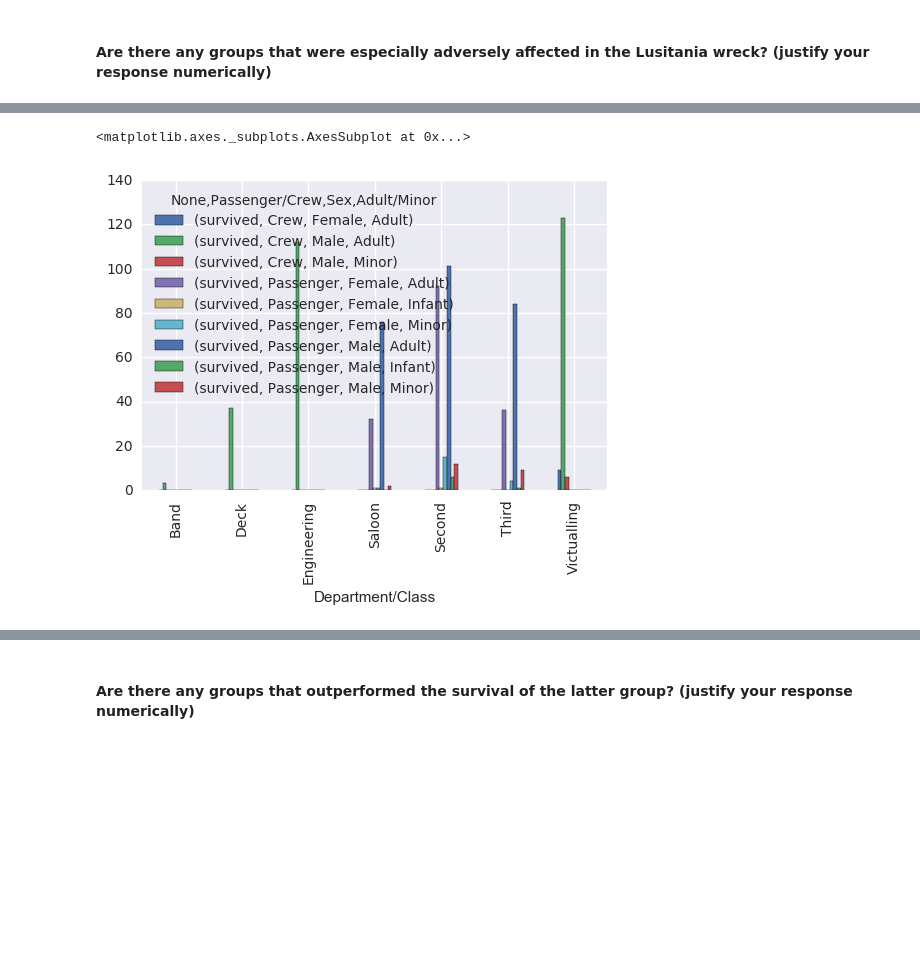
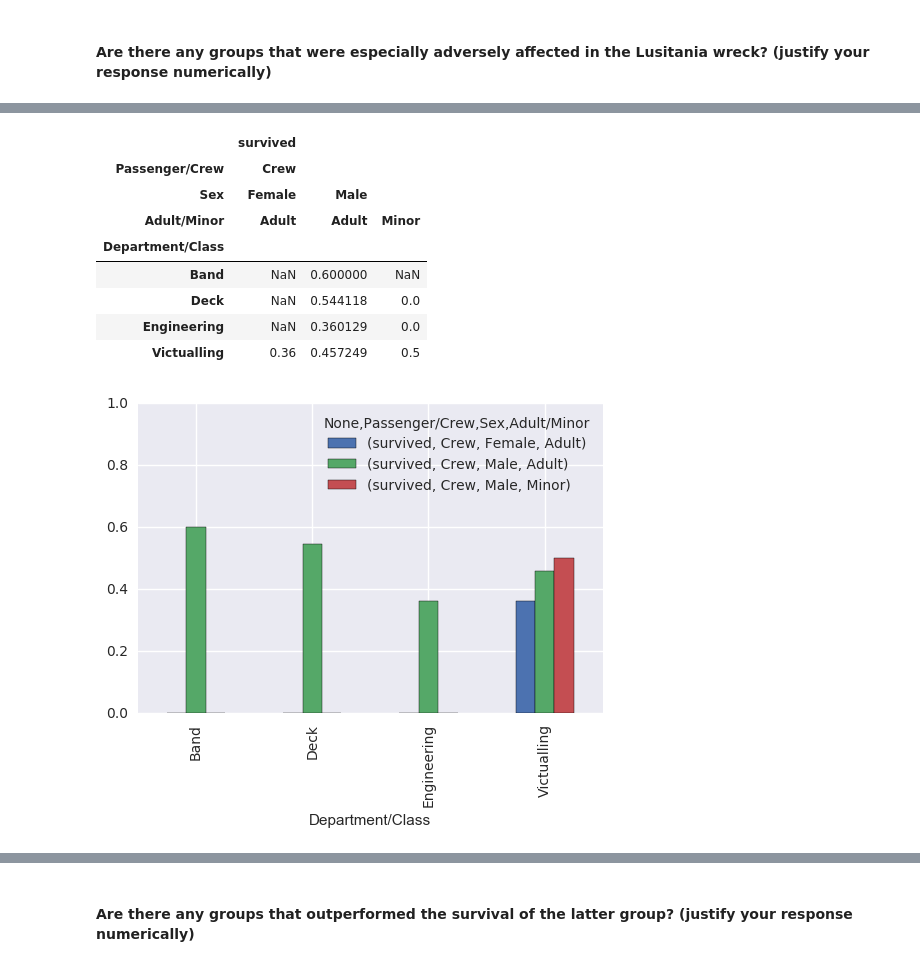
Before and after one commit to davidsanford/DSI_Project_2, a Jupyter notebook: Project_2_JB_JM.ipynb, the cells around one changed output, grey strips where cells are left out. Drawn from its saved outputs; the diff is of its cells as text; code cells hidden in the pictures; blank space fills up the shorter version.

```diff
--- a/Project_2_JB_JM.ipynb
+++ b/Project_2_JB_JM.ipynb
@@ -345,5 +319,21 @@ lusitania_survival
-# %%
-lusitania_survival.plot.bar()
-# %% [output]
-<matplotlib.axes._subplots.AxesSubplot at 0x...>
-[figure, removed]
+# %%
+lusitania_crew = lusitania[lusitania["Passenger/Crew"] == "Crew"]
+lusitania_crew_melted = pd.melt(lusitania_crew,["Passenger/Crew","Department/Class","Sex","Adult/Minor"],
+                                                'Survived', value_name = "survived")
+lusitania_crew_survival = pd.pivot_table(lusitania_crew_melted, index = ['Department/Class'],
+                                         columns=["Passenger/Crew","Sex","Adult/Minor"],aggfunc=np.mean)
+
+axes = lusitania_crew_survival.plot.bar()
+axes.set_ylim([0,1])
+lusitania_crew_survival
+# %% [output]
+|  | survived |  |  |
+| Passenger/Crew | Crew |  |  |
+| Sex | Female | Male |  |
+| Adult/Minor | Adult | Adult | Minor |
+| Department/Class |  |  |  |
+| Band | NaN | 0.600000 | NaN |
+| Deck | NaN | 0.544118 | 0.0 |
+| Engineering | NaN | 0.360129 | 0.0 |
+| Victualling | 0.36 | 0.457249 | 0.5 |
+[figure, added]
```
Also changed, not shown: parts of 23 cells of this notebook.
